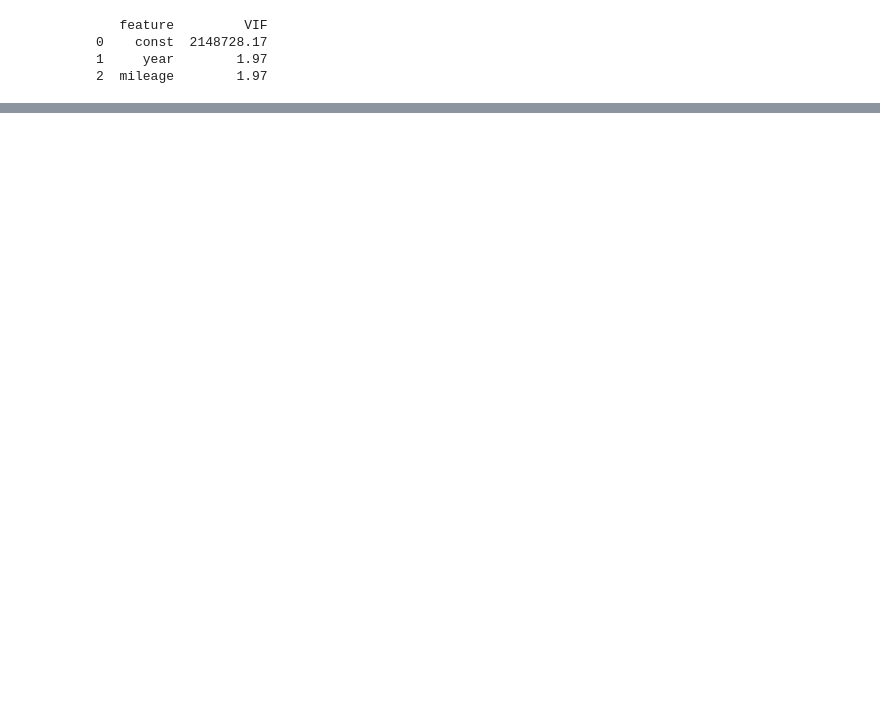
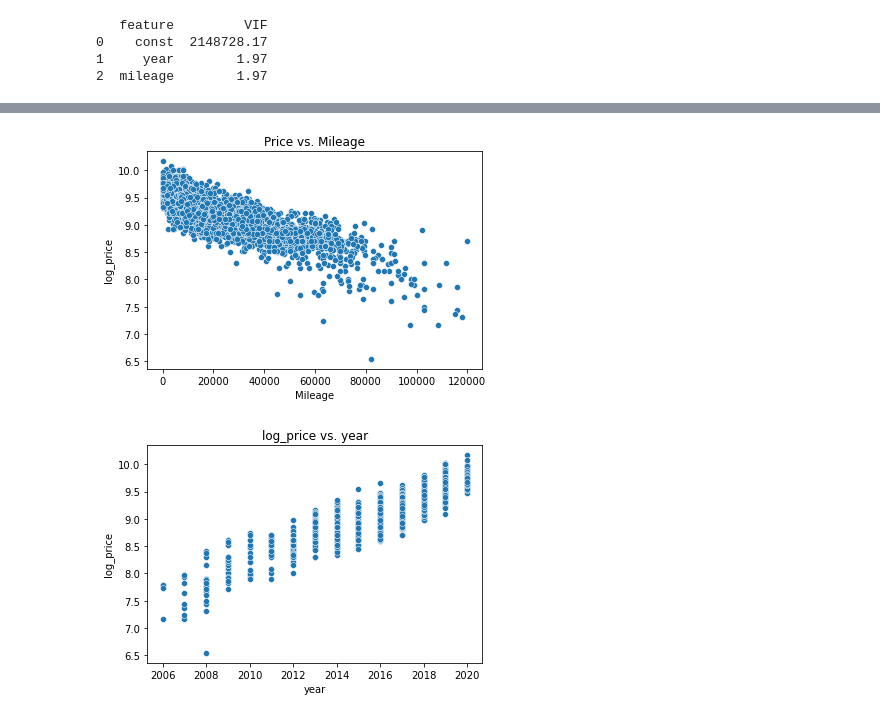
Before and after one commit to Daniel-Peacock/Used_car_Python_linear_regression, a Jupyter notebook: Used_car regression.ipynb, the cells around one changed output, grey strips where cells are left out. Saved outputs shown, nothing was run; the diff lists cells and outputs as text; code cells hidden in the pictures; blank space fills up the shorter version.

```diff
--- a/Used_car regression.ipynb
+++ b/Used_car regression.ipynb
@@ -700,0 +775,27 @@ print(vif_data)
+# %%
+## Firstly we will take the log of price to try fix this issue
+
+#Creating log_price
+df_ff['log_price'] = np.log(df_ff['price'])
+# %%
+# Scatter plot of log_price vs. mileage
+sns.scatterplot(data=df_ff, x='mileage', y='log_price')
+plt.title('Price vs. Mileage')
+plt.xlabel('Mileage')
+plt.ylabel('log_price')
+plt.show()
+
+# Scatter plot of log_price vs. year
+sns.scatterplot(data=df_ff, x='year', y='log_price')
+plt.title('log_price vs. year')
+plt.xlabel('year')
+plt.ylabel('log_price')
+plt.show()
+
+# These plots look almost linear but they have a few problems:
+# mileage seems to brake down after 100 000 miles
+# Price has an outlier in 2008
+# We will remove these to improve the model
+# %% [output]
+[figure, added]
+[figure, added]
```
Also changed, not shown: parts of 17 cells of this notebook.
